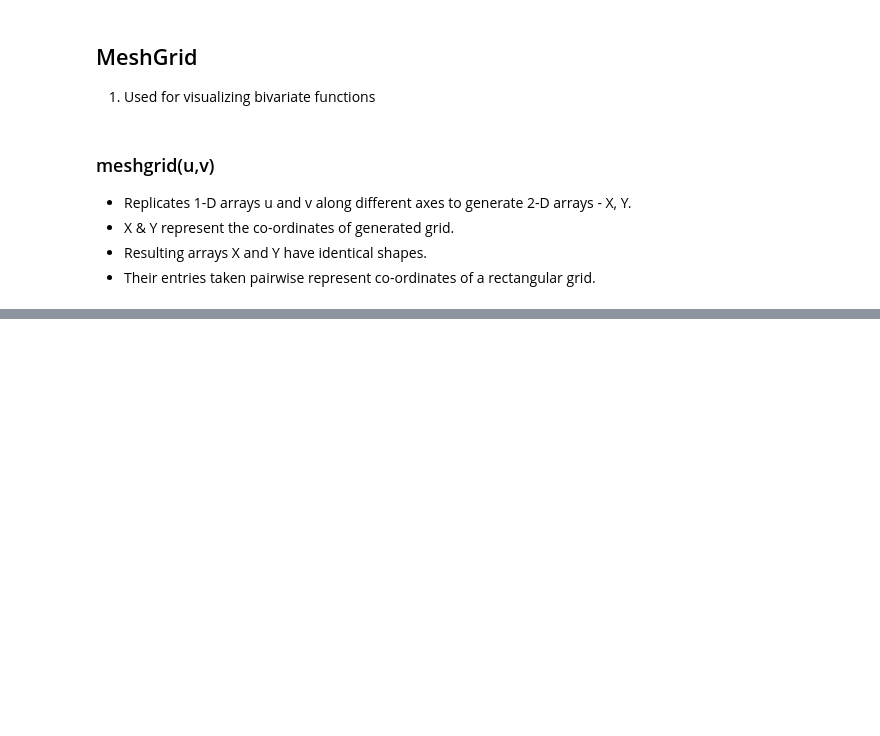
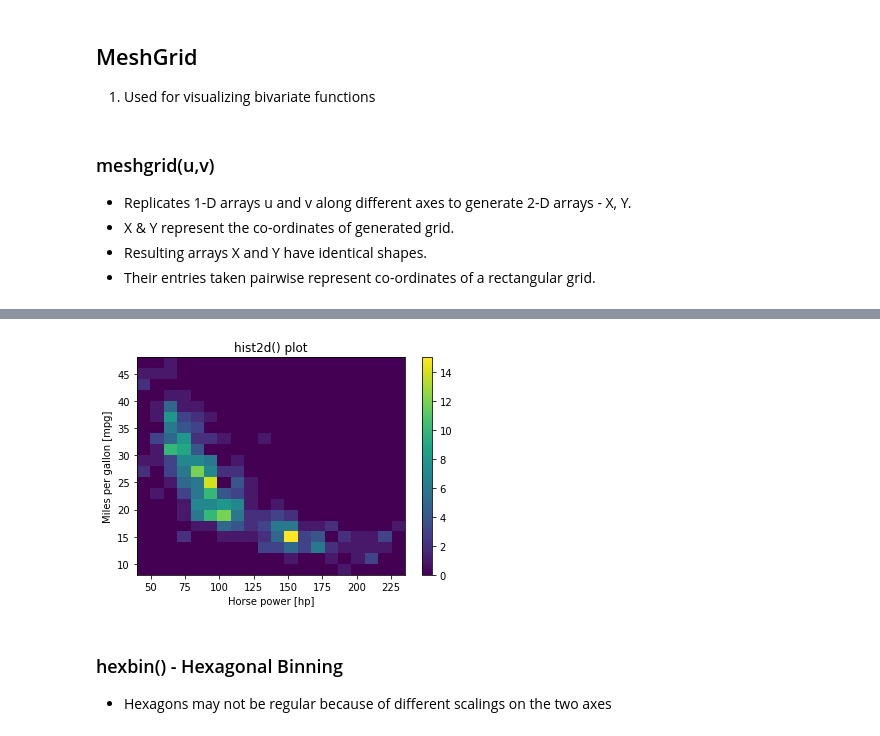
Before and after one commit to databaaz/av18, a Jupyter notebook: visualization.ipynb, the cells around one changed output, grey strips where cells are left out. Saved outputs shown, nothing was run; the diff lists cells and outputs as text; code cells hidden in the pictures; blank space fills up the shorter version.

```diff
--- a/visualization.ipynb
+++ b/visualization.ipynb
@@ -180,0 +197,17 @@ a,b
+# %%
+# Generate a 2-D histogram
+plt.hist2d(hp, mpg, bins=(20,20), range=[(40,235), (8,48)])
+
+# Add a color bar to the histogram
+plt.colorbar()
+
+# Add labels, title, and display the plot
+plt.xlabel('Horse power [hp]')
+plt.ylabel('Miles per gallon [mpg]')
+plt.title('hist2d() plot')
+plt.show()
+# %% [output]
+[figure, added]
+# %% [markdown]
+### hexbin() - Hexagonal Binning
+- Hexagons may not be regular because of different scalings on the two axes
```
Also changed, not shown: parts of 6 cells of this notebook, 4 other files.
